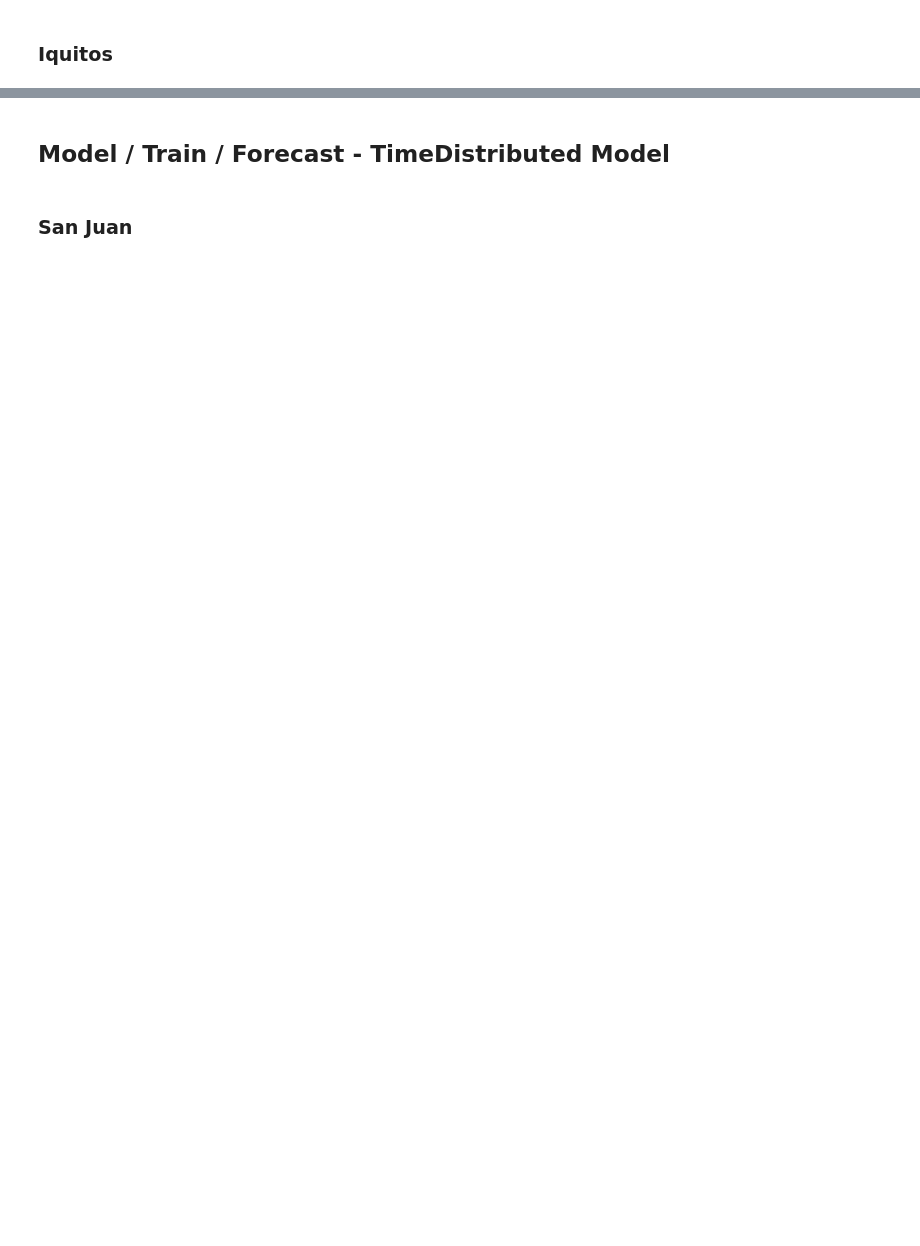
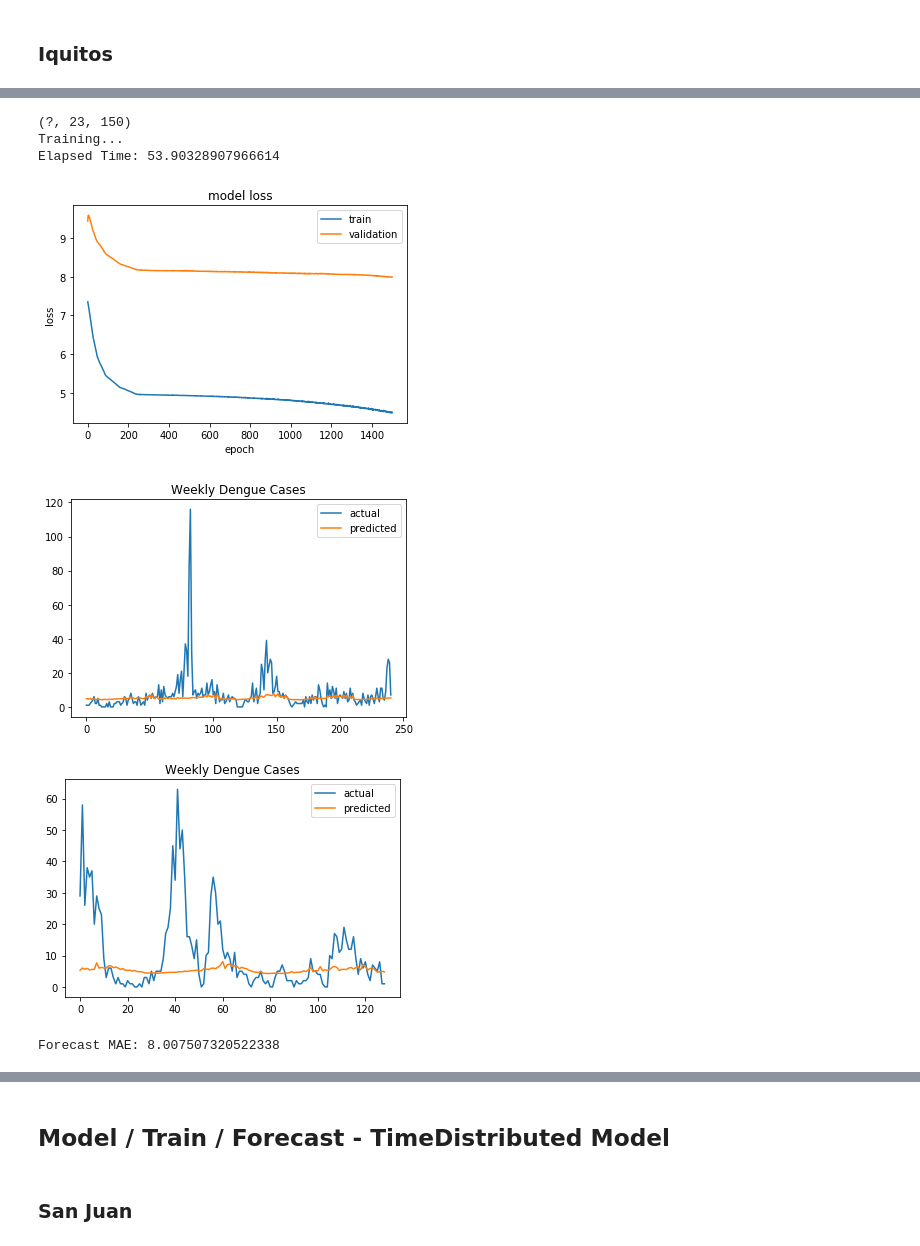
Before and after one commit to jsiloto/dengAI, a Jupyter notebook: analysis/modeling_dnn_time_distributed.ipynb, the cells around one changed output, grey strips where cells are left out. Drawn from its saved outputs; the diff is of its cells as text; code cells hidden in the pictures; blank space fills up the shorter version.

```diff
--- a/analysis/modeling_dnn_time_distributed.ipynb
+++ b/analysis/modeling_dnn_time_distributed.ipynb
@@ -348,0 +84,16 @@ Forecast MAE: 7.651869600133378
+# %%
+hyperparameters = {
+    'train_split_percent': 0.65,
+    'lookback_window': 150,
+    'epochs': 1500,
+    'city':'iq'
+}
+df_results_iq = experiment(get_model_dense, hyperparameters)
+# %% [output]
+(?, 23, 150)
+Training...
+Elapsed Time: 53.90328907966614
+[figure, added]
+[figure, added]
+[figure, added]
+Forecast MAE: 8.007507320522338
```
Also changed, not shown: parts of 25 cells of this notebook, 2 other files.
